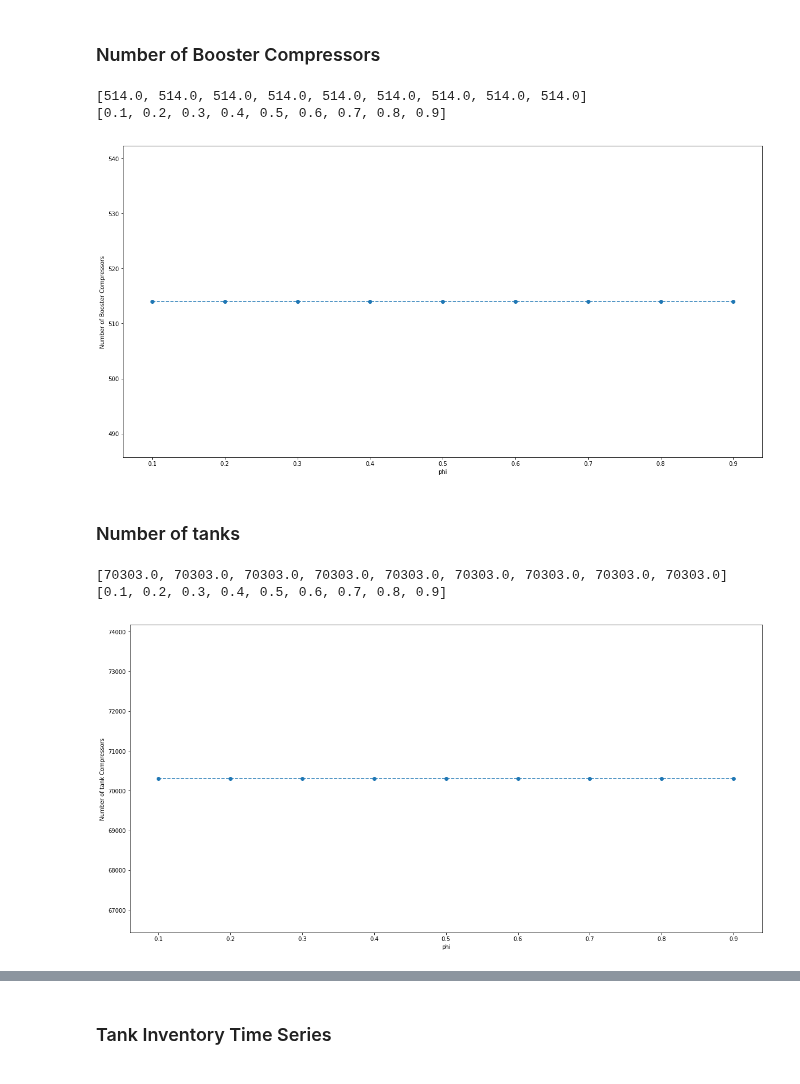
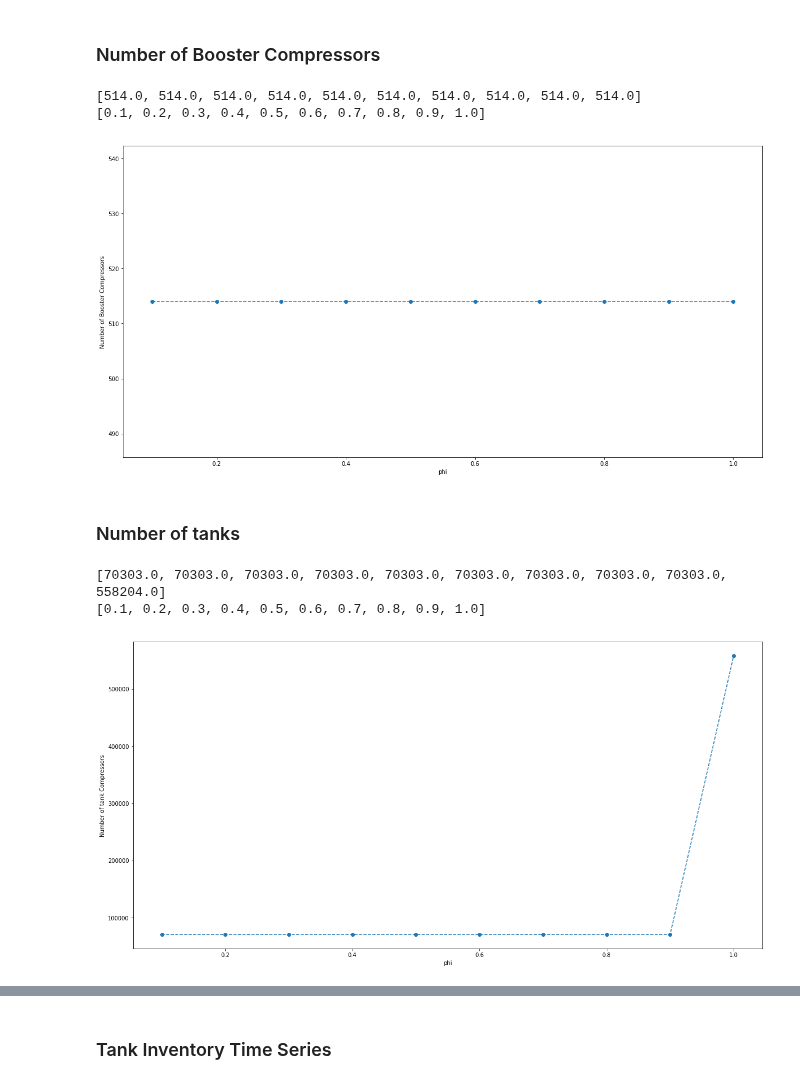
Before and after one commit to lewisjko/FYDP, a Jupyter notebook: FYDP.ipynb, the cells around one changed output, grey strips where cells are left out. Cells and saved outputs as stored; diff of their text form; code cells hidden in the pictures.

```diff
--- a/FYDP.ipynb
+++ b/FYDP.ipynb
@@ -943,7 +1020,7 @@ create_plot_list(phi_list,em_offset_list,'phi','Emission Offset')
 total_cost_list = []
 phi_list = []
 
-for df in [combined_result_phi_1_df,combined_result_phi_2_df,combined_result_phi_3_df,combined_result_phi_4_df,combined_result_phi_5_df,combined_result_phi_6_df,combined_result_phi_7_df,combined_result_phi_8_df,combined_result_phi_9_df]:
+for df in [combined_result_phi_1_df,combined_result_phi_2_df,combined_result_phi_3_df,combined_result_phi_4_df,combined_result_phi_5_df,combined_result_phi_6_df,combined_result_phi_7_df,combined_result_phi_8_df,combined_result_phi_9_df,combined_result_phi_10_df]:
     total_cost = df.loc[df['variable']=='total_cost','value'].tolist()[0]
     phi = df.loc[df['variable']=='phi','value'].tolist()[0]
     total_cost_list.append(total_cost/10**9)
@@ -951,5 +1028,5 @@ for df in [combined_result_phi_1_df,combined_result_phi_2_df,combined_result_phi
 
 print(total_cost_list)
 print(phi_list)
-create_plot_list(phi_list,total_cost_list,'phi','billion dollars')
+create_plot_list(phi_list,total_cost_list,'phi','total cost (billion $)')
 # %% [output]
@@ -962,7 +1090,7 @@ create_plot_list(phi_list,total_cost_list,'phi','billion dollars')
 N_electrolyzer_list = []
 phi_list = []
 
-for df in [combined_result_phi_1_df,combined_result_phi_2_df,combined_result_phi_3_df,combined_result_phi_4_df,combined_result_phi_5_df,combined_result_phi_6_df,combined_result_phi_7_df,combined_result_phi_8_df,combined_result_phi_9_df]:
+for df in [combined_result_phi_1_df,combined_result_phi_2_df,combined_result_phi_3_df,combined_result_phi_4_df,combined_result_phi_5_df,combined_result_phi_6_df,combined_result_phi_7_df,combined_result_phi_8_df,combined_result_phi_9_df,combined_result_phi_10_df]:
     N_electrolyzer = df.loc[df['variable']=='N_electrolyzer','value'].tolist()[0]
     phi = df.loc[df['variable']=='phi','value'].tolist()[0]
     N_electrolyzer_list.append(N_electrolyzer)
@@ -981,7 +1128,7 @@ create_plot_list(phi_list,N_electrolyzer_list,'phi','Number of electrolyzers')
 N_prestorage_list = []
 phi_list = []
 
-for df in [combined_result_phi_1_df,combined_result_phi_2_df,combined_result_phi_3_df,combined_result_phi_4_df,combined_result_phi_5_df,combined_result_phi_6_df,combined_result_phi_7_df,combined_result_phi_8_df,combined_result_phi_9_df]:
+for df in [combined_result_phi_1_df,combined_result_phi_2_df,combined_result_phi_3_df,combined_result_phi_4_df,combined_result_phi_5_df,combined_result_phi_6_df,combined_result_phi_7_df,combined_result_phi_8_df,combined_result_phi_9_df,combined_result_phi_10_df]:
     N_prestorage = df.loc[df['variable']=='N_prestorage','value'].tolist()[0]
     phi = df.loc[df['variable']=='phi','value'].tolist()[0]
     N_prestorage_list.append(N_prestorage)
@@ -1000,7 +1147,7 @@ create_plot_list(phi_list,N_prestorage_list,'phi','Number of prestorage Compress
 N_booster_list = []
 phi_list = []
 
-for df in [combined_result_phi_1_df,combined_result_phi_2_df,combined_result_phi_3_df,combined_result_phi_4_df,combined_result_phi_5_df,combined_result_phi_6_df,combined_result_phi_7_df,combined_result_phi_8_df,combined_result_phi_9_df]:
+for df in [combined_result_phi_1_df,combined_result_phi_2_df,combined_result_phi_3_df,combined_result_phi_4_df,combined_result_phi_5_df,combined_result_phi_6_df,combined_result_phi_7_df,combined_result_phi_8_df,combined_result_phi_9_df,combined_result_phi_10_df]:
     N_booster = df.loc[df['variable']=='N_booster','value'].tolist()[0]
     phi = df.loc[df['variable']=='phi','value'].tolist()[0]
     N_booster_list.append(N_booster)
@@ -1010,26 +1157,26 @@ print(N_booster_list)
 print(phi_list)
 create_plot_list(phi_list,N_booster_list,'phi','Number of Booster Compressors')
 # %% [output]
-[514.0, 514.0, 514.0, 514.0, 514.0, 514.0, 514.0, 514.0, 514.0]
-[0.1, 0.2, 0.3, 0.4, 0.5, 0.6, 0.7, 0.8, 0.9]
+[514.0, 514.0, 514.0, 514.0, 514.0, 514.0, 514.0, 514.0, 514.0, 514.0]
+[0.1, 0.2, 0.3, 0.4, 0.5, 0.6, 0.7, 0.8, 0.9, 1.0]
-[figure, old version]
+[figure, new version]
 # %% [markdown]
 ### Number of tanks
 # %%
 N_tank_list = []
 phi_list = []
 
-for df in [combined_result_phi_1_df,combined_result_phi_2_df,combined_result_phi_3_df,combined_result_phi_4_df,combined_result_phi_5_df,combined_result_phi_6_df,combined_result_phi_7_df,combined_result_phi_8_df,combined_result_phi_9_df]:
+for df in [combined_result_phi_1_df,combined_result_phi_2_df,combined_result_phi_3_df,combined_result_phi_4_df,combined_result_phi_5_df,combined_result_phi_6_df,combined_result_phi_7_df,combined_result_phi_8_df,combined_result_phi_9_df,combined_result_phi_10_df]:
     N_tank = df.loc[df['variable']=='N_tank','value'].tolist()[0]
     phi = df.loc[df['variable']=='phi','value'].tolist()[0]
     N_tank_list.append(N_tank)
     phi_list.append(phi)
 
 print(N_tank_list)
 print(phi_list)
 create_plot_list(phi_list,N_tank_list,'phi','Number of tank Compressors')
 # %% [output]
-[70303.0, 70303.0, 70303.0, 70303.0, 70303.0, 70303.0, 70303.0, 70303.0, 70303.0]
-[0.1, 0.2, 0.3, 0.4, 0.5, 0.6, 0.7, 0.8, 0.9]
+[70303.0, 70303.0, 70303.0, 70303.0, 70303.0, 70303.0, 70303.0, 70303.0, 70303.0, 558204.0]
+[0.1, 0.2, 0.3, 0.4, 0.5, 0.6, 0.7, 0.8, 0.9, 1.0]
-[figure, old version]
+[figure, new version]
 # %% [markdown]
```
Also changed, not shown: parts of 32 cells of this notebook.
